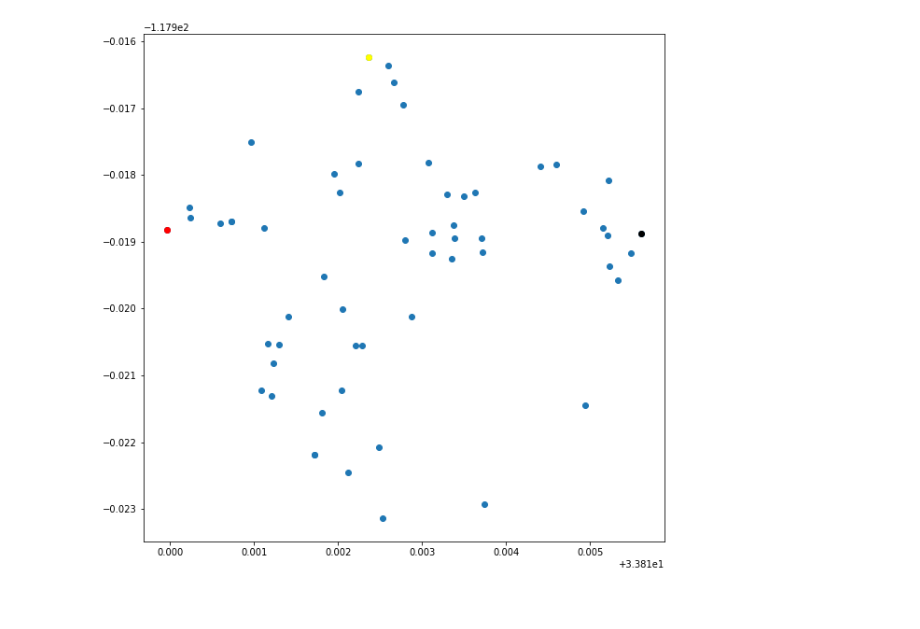
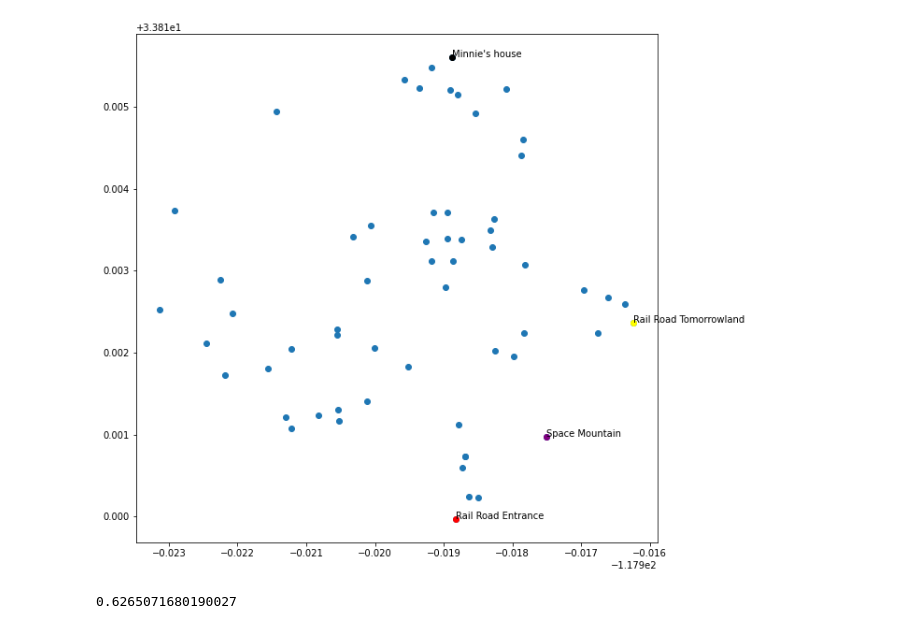
Before and after one commit to diegotole/medium_posts, a Jupyter notebook: p6_disneyland_graph/GraphExplore.ipynb, the cells around one changed output. Drawn from its saved outputs; the diff is of its cells as text; code cells hidden in the pictures.

Commit message:
all edges created

```diff
--- a/p6_disneyland_graph/GraphExplore.ipynb
+++ b/p6_disneyland_graph/GraphExplore.ipynb
@@ -125,0 +10,6 @@ plt.show()
+# %%
+ATTRACTIONS_FNAME = "disneyland_attractions.csv"
+ATTRACTIONS_EDGES_FNAME = "attractions_edges.csv"
+# %%
+# attractions_map_rotated = load_maps(ATTRACTIONS_FNAME, True)
+attractions_map = load_maps(ATTRACTIONS_FNAME, False)
@@ -126,6 +63,6 @@ plt.show()
 # %%
 
 # attractions_map
-display_map_v2(attractions_map)
+display_dictionary(attractions_map)
 # %% [output]
-[figure, old version]
+[figure, new version]
@@ -131,0 +79,4 @@ display_map_v2(attractions_map)
+# %%
+get_distance(MINNIES_HOUSE_ID, RAIL_ROAD_ENTRANCE_ID, attractions_map)
+# %% [output]
+0.6265071680190027
```
Also changed, not shown: parts of 15 cells of this notebook, 5 other files.
